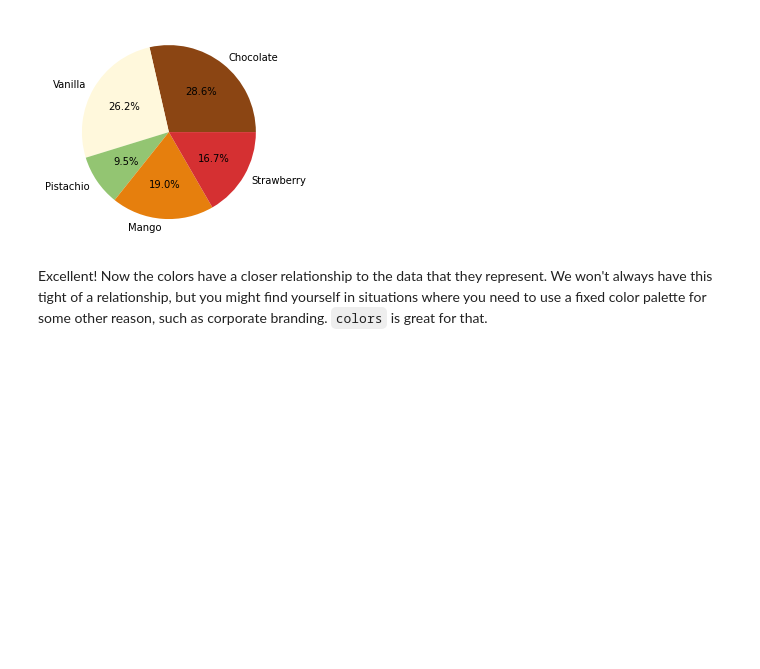
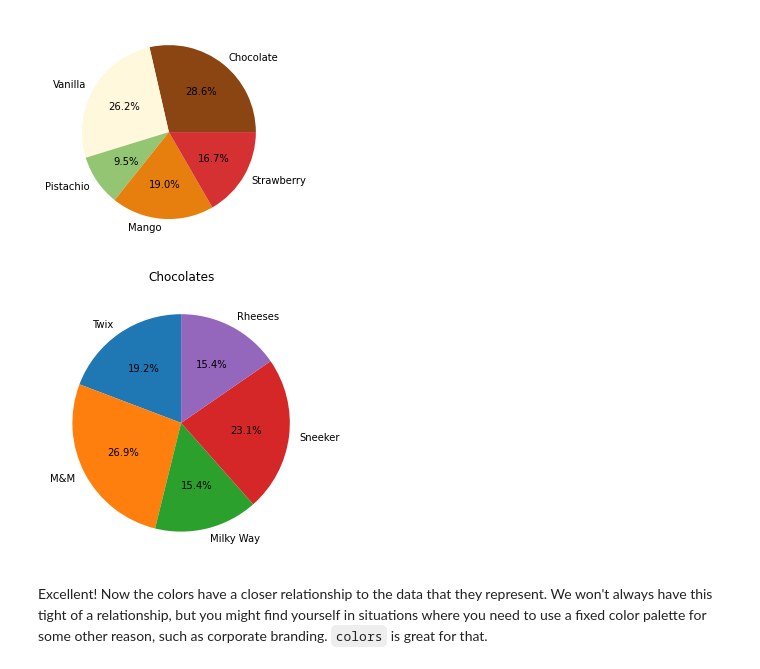
Before and after one commit to alfianAH/ml-resource, a Jupyter notebook: 3_Visualizations.ipynb, the cells around one changed output. Cells and saved outputs as stored; diff of their text form; code cells hidden in the pictures; blank space fills up the shorter version.

```diff
--- a/3_Visualizations.ipynb
+++ b/3_Visualizations.ipynb
@@ -93,6 +95,23 @@ plt.pie(
 plt.show()
 # %% [output]
 [figure]
+# %%
+import matplotlib.pyplot as plt
+
+chocos = ('Twix', 'M&M', 'Milky Way', 'Sneeker', 'Rheeses')
+count = (50, 70, 40, 60, 40)
+
+plt.figure(figsize=(5,5))
+plt.pie(
+    count,
+    labels=chocos,
+    autopct='%1.1f%%',
+    startangle=90
+)
+plt.title("Chocolates")
+plt.show()
+# %% [output]
+[figure, added]
 # %% [markdown]
 Excellent! Now the colors have a closer relationship to the data that they represent. We won't always have this tight of a relationship, but you might find yourself in situations where you need to use a fixed color palette for some other reason, such as corporate branding. `colors` is great for that.
 # %% [markdown]
```
Also changed, not shown: parts of 1 cell of this notebook.
